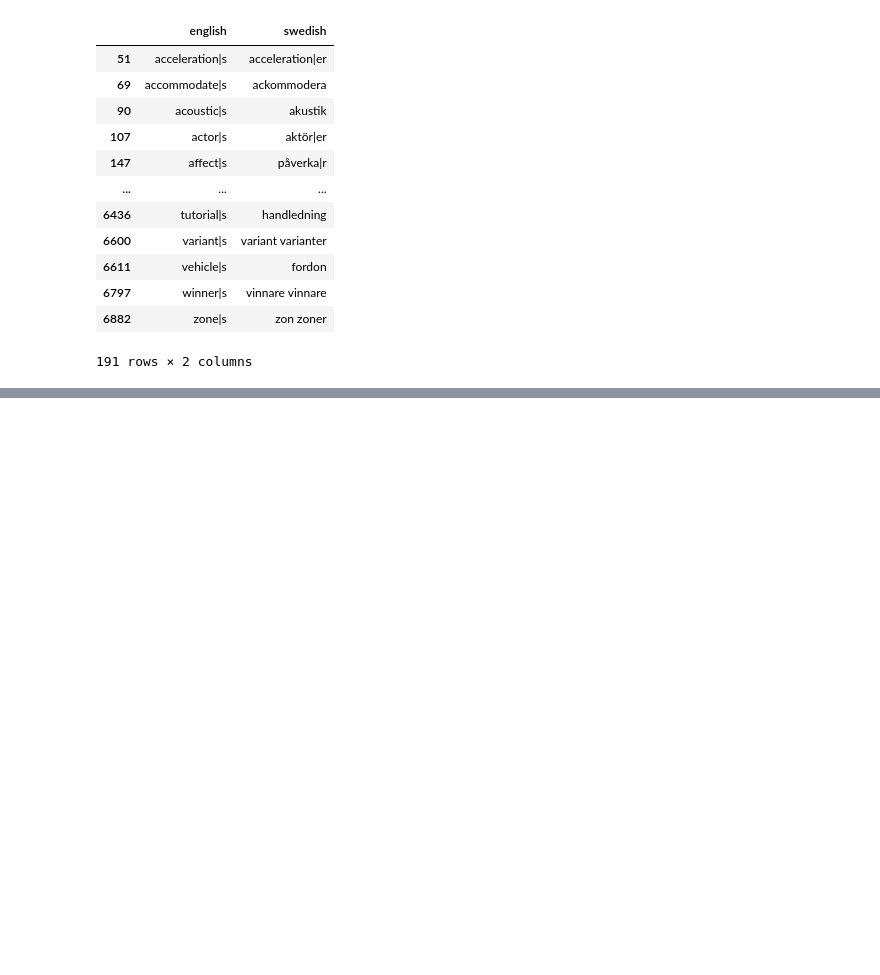
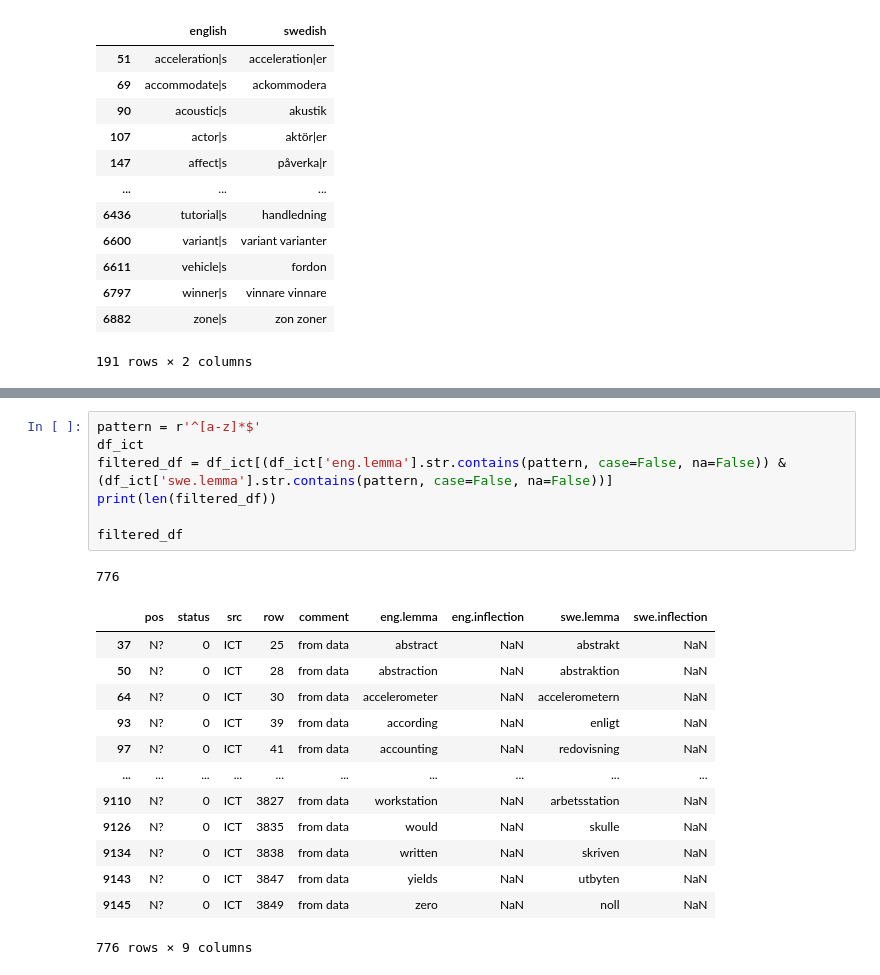
Before and after one commit to chickenThug/STUNDA, a Jupyter notebook: src/EDA.ipynb, the cells around one changed output, grey strips where cells are left out. Drawn from its saved outputs; the diff is of its cells as text; blank space fills up the shorter version.

```diff
--- a/src/EDA.ipynb
+++ b/src/EDA.ipynb
@@ -161,0 +261,22 @@ After: {'lemma': 'zone', 'inflection': ['zones']}
+# %%
+pattern = r'^[a-z]*$'
+df_ict
+filtered_df = df_ict[(df_ict['eng.lemma'].str.contains(pattern, case=False, na=False)) & (df_ict['swe.lemma'].str.contains(pattern, case=False, na=False))]
+print(len(filtered_df))
+
+filtered_df
+# %% [output]
+776
+|  | pos | status | src | row | comment | eng.lemma | eng.inflection | swe.lemma | swe.inflection |
+| 37 | N? | 0 | ICT | 25 | from data | abstract | NaN | abstrakt | NaN |
+| 50 | N? | 0 | ICT | 28 | from data | abstraction | NaN | abstraktion | NaN |
+| 64 | N? | 0 | ICT | 30 | from data | accelerometer | NaN | accelerometern | NaN |
+| 93 | N? | 0 | ICT | 39 | from data | according | NaN | enligt | NaN |
+| 97 | N? | 0 | ICT | 41 | from data | accounting | NaN | redovisning | NaN |
+| ... | ... | ... | ... | ... | ... | ... | ... | ... | ... |
+| 9110 | N? | 0 | ICT | 3827 | from data | workstation | NaN | arbetsstation | NaN |
+| 9126 | N? | 0 | ICT | 3835 | from data | would | NaN | skulle | NaN |
+| 9134 | N? | 0 | ICT | 3838 | from data | written | NaN | skriven | NaN |
+| 9143 | N? | 0 | ICT | 3847 | from data | yields | NaN | utbyten | NaN |
+| 9145 | N? | 0 | ICT | 3849 | from data | zero | NaN | noll | NaN |
+776 rows × 9 columns
```
Also changed, not shown: parts of 4 cells of this notebook, 2 other files.
